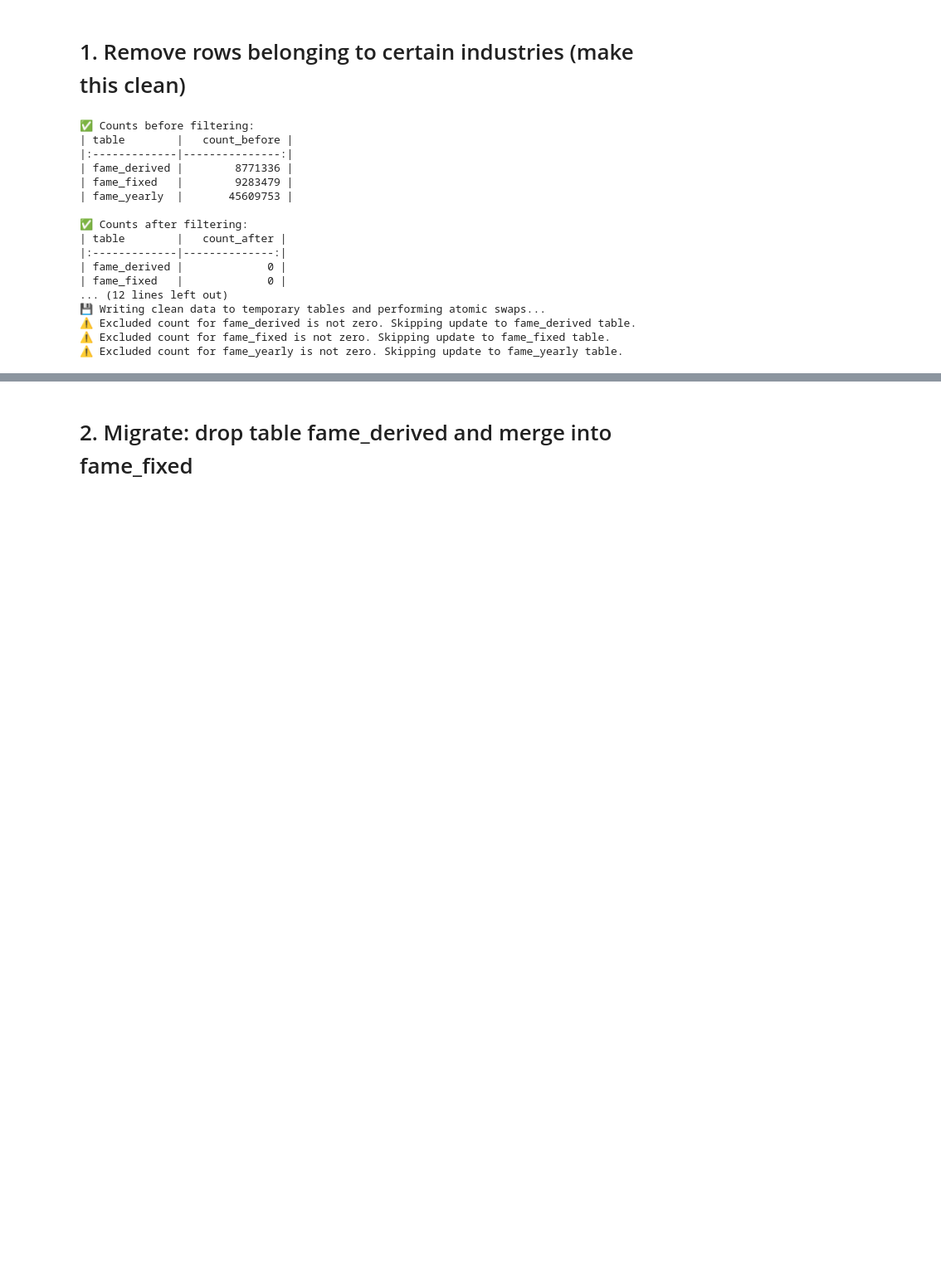
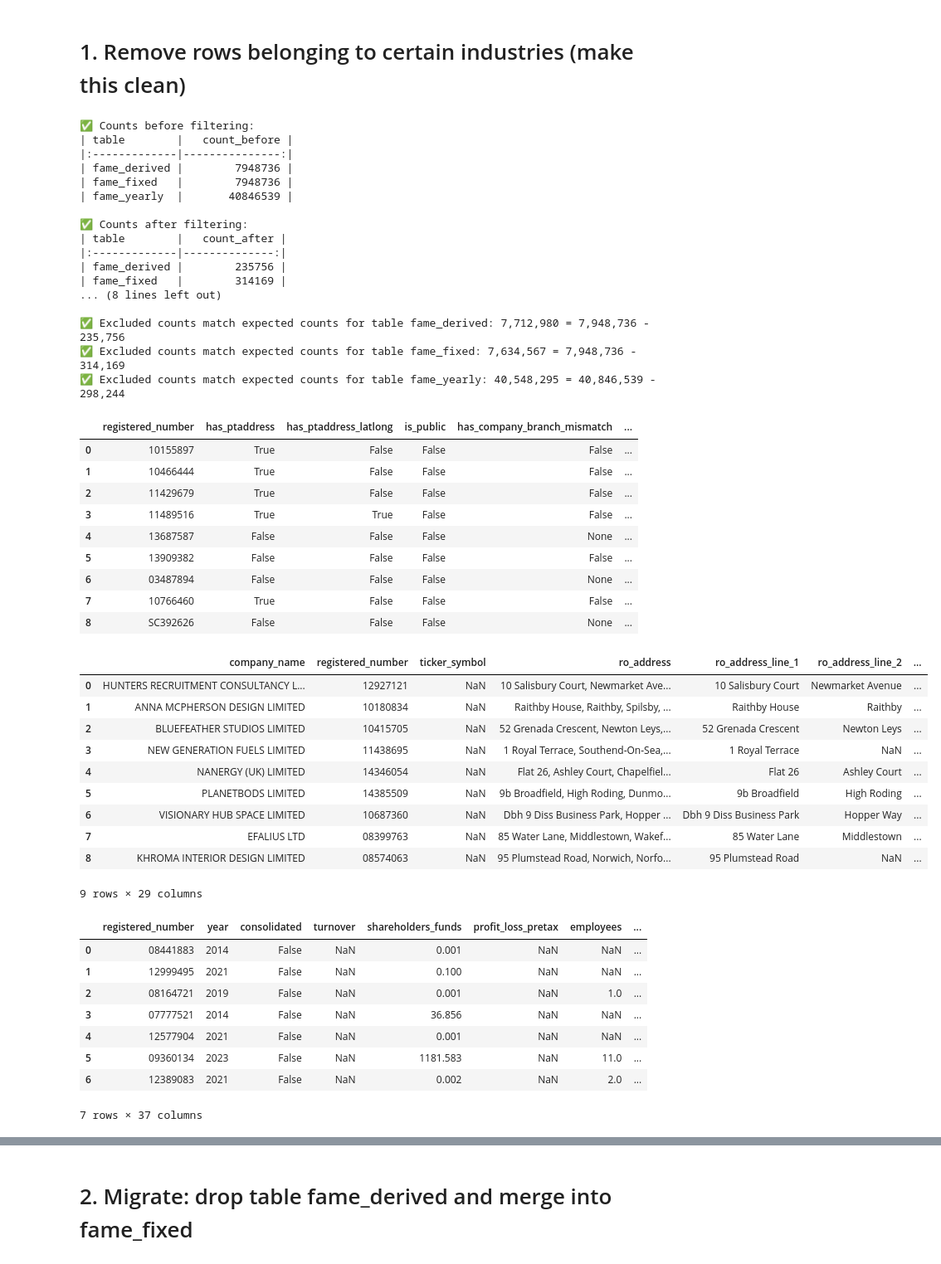
Before and after one commit to aloysiuslip/ucl-diss-ECON0079, a Jupyter notebook: build/src/main_1_migrations.ipynb, the cells around one changed output, grey strips where cells are left out. Shown at 83% size. Drawn from its saved outputs; the diff is of its cells as text; code cells hidden in the pictures; blank space fills up the shorter version.

```diff
--- a/build/src/main_1_migrations.ipynb
+++ b/build/src/main_1_migrations.ipynb
@@ -7,7 +7,7 @@ import ibis
 import pandas as pd
 from utils.f_0_dirs import get_data_dirs
 
-error_industries = []
+error_industries = ['43', '47', '74']
 
 dirs = get_data_dirs(segment="build")
 con = ibis.duckdb.connect(str(dirs.db_path))
@@ -99,40 +99,70 @@ if run_overwrite:
         con.create_table("fame_derived", con.table("fame_derived_clean"), overwrite=True)
         print("✅ Successfully updated fame_derived table.")
     else:
         print("⚠️ Excluded count for fame_derived is zero. Skipping update to fame_derived table.")
 
     # 2. Update fame_fixed
     if count_fixed > 0:
         con.create_table("fame_fixed_clean", table_fame_fixed_excluded, overwrite=True)
         con.drop_table("fame_fixed")
         con.create_table("fame_fixed", con.table("fame_fixed_clean"), overwrite=True)
         print("✅ Successfully updated fame_fixed table.")
     else:
         print("⚠️ Excluded count for fame_fixed is zero. Skipping update to fame_fixed table.")
 
     # 3. Update fame_yearly
     if count_yearly > 0:
         con.create_table("fame_yearly_clean", table_fame_yearly_excluded, overwrite=True)
         con.drop_table("fame_yearly")
         con.create_table("fame_yearly", con.table("fame_yearly_clean"), overwrite=True)
         print("✅ Successfully updated fame_yearly table.")
     else:
         print("⚠️ Excluded count for fame_yearly is zero. Skipping update to fame_yearly table.")
 # %% [output]
 ✅ Counts before filtering:
 | table        |   count_before |
 |:-------------|---------------:|
-| fame_derived |        8771336 |
-| fame_fixed   |        9283479 |
-| fame_yearly  |       45609753 |
+| fame_derived |        7948736 |
+| fame_fixed   |        7948736 |
+| fame_yearly  |       40846539 |
 
 ✅ Counts after filtering:
 | table        |   count_after |
 |:-------------|--------------:|
-| fame_derived |             0 |
-| fame_fixed   |             0 |
-... (12 lines left out)
-💾 Writing clean data to temporary tables and performing atomic swaps...
-⚠️ Excluded count for fame_derived is not zero. Skipping update to fame_derived table.
-⚠️ Excluded count for fame_fixed is not zero. Skipping update to fame_fixed table.
-⚠️ Excluded count for fame_yearly is not zero. Skipping update to fame_yearly table.
+| fame_derived |        235756 |
+| fame_fixed   |        314169 |
+... (8 lines left out)
+
+✅ Excluded counts match expected counts for table fame_derived: 7,712,980 = 7,948,736 - 235,756
+✅ Excluded counts match expected counts for table fame_fixed: 7,634,567 = 7,948,736 - 314,169
+✅ Excluded counts match expected counts for table fame_yearly: 40,548,295 = 40,846,539 - 298,244
+|  | registered_number | has_ptaddress | has_ptaddress_latlong | is_public | has_company_branch_mismatch | ... |
+| 0 | 10155897 | True | False | False | False | ... |
+| 1 | 10466444 | True | False | False | False | ... |
+| 2 | 11429679 | True | False | False | False | ... |
+| 3 | 11489516 | True | True | False | False | ... |
+| 4 | 13687587 | False | False | False | None | ... |
+| 5 | 13909382 | False | False | False | False | ... |
+| 6 | 03487894 | False | False | False | None | ... |
+| 7 | 10766460 | True | False | False | False | ... |
+| 8 | SC392626 | False | False | False | None | ... |
+|  | company_name | registered_number | ticker_symbol | ro_address | ro_address_line_1 | ro_address_line_2 | ... |
+| 0 | HUNTERS RECRUITMENT CONSULTANCY L... | 12927121 | NaN | 10 Salisbury Court, Newmarket Ave... | 10 Salisbury Court | Newmarket Avenue | ... |
+| 1 | ANNA MCPHERSON DESIGN LIMITED | 10180834 | NaN | Raithby House, Raithby, Spilsby, ... | Raithby House | Raithby | ... |
+| 2 | BLUEFEATHER STUDIOS LIMITED | 10415705 | NaN | 52 Grenada Crescent, Newton Leys,... | 52 Grenada Crescent | Newton Leys | ... |
+| 3 | NEW GENERATION FUELS LIMITED | 11438695 | NaN | 1 Royal Terrace, Southend-On-Sea,... | 1 Royal Terrace | NaN | ... |
+| 4 | NANERGY (UK) LIMITED | 14346054 | NaN | Flat 26, Ashley Court, Chapelfiel... | Flat 26 | Ashley Court | ... |
+| 5 | PLANETBODS LIMITED | 14385509 | NaN | 9b Broadfield, High Roding, Dunmo... | 9b Broadfield | High Roding | ... |
+| 6 | VISIONARY HUB SPACE LIMITED | 10687360 | NaN | Dbh 9 Diss Business Park, Hopper ... | Dbh 9 Diss Business Park | Hopper Way | ... |
+| 7 | EFALIUS LTD | 08399763 | NaN | 85 Water Lane, Middlestown, Wakef... | 85 Water Lane | Middlestown | ... |
+| 8 | KHROMA INTERIOR DESIGN LIMITED | 08574063 | NaN | 95 Plumstead Road, Norwich, Norfo... | 95 Plumstead Road | NaN | ... |
+9 rows × 29 columns
+|  | registered_number | year | consolidated | turnover | shareholders_funds | profit_loss_pretax | employees | ... |
+| 0 | 08441883 | 2014 | False | NaN | 0.001 | NaN | NaN | ... |
+| 1 | 12999495 | 2021 | False | NaN | 0.100 | NaN | NaN | ... |
+| 2 | 08164721 | 2019 | False | NaN | 0.001 | NaN | 1.0 | ... |
+| 3 | 07777521 | 2014 | False | NaN | 36.856 | NaN | NaN | ... |
+| 4 | 12577904 | 2021 | False | NaN | 0.001 | NaN | NaN | ... |
+| 5 | 09360134 | 2023 | False | NaN | 1181.583 | NaN | 11.0 | ... |
+| 6 | 12389083 | 2021 | False | NaN | 0.002 | NaN | 2.0 | ... |
+7 rows × 37 columns
```
Also changed, not shown: parts of 6 cells of this notebook, 9 other files.
